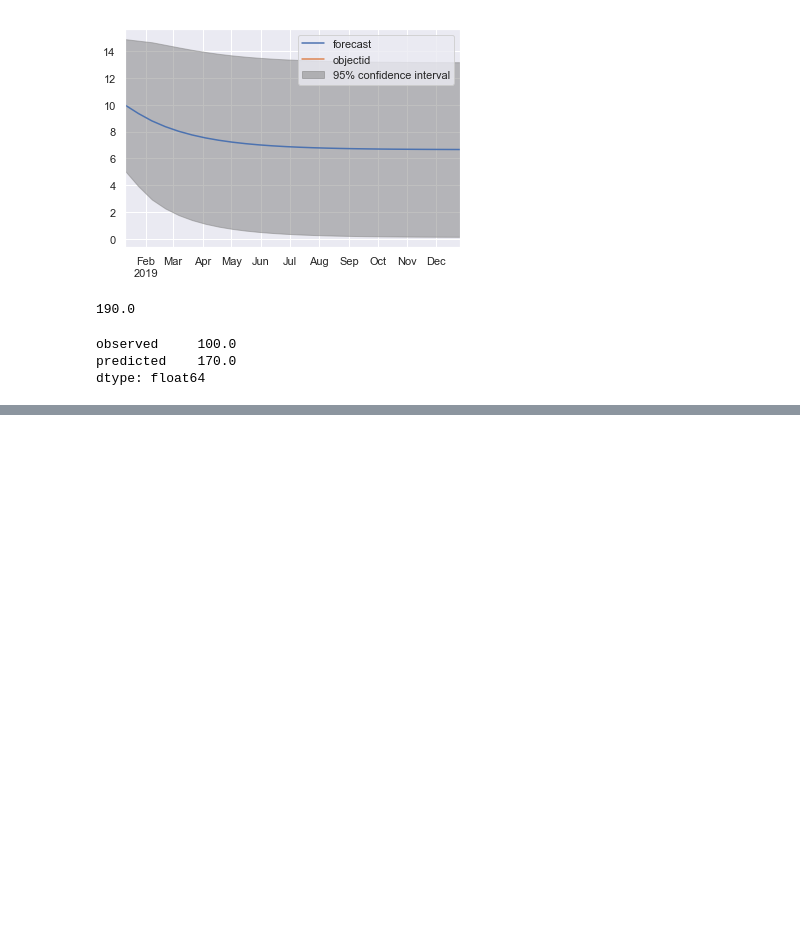
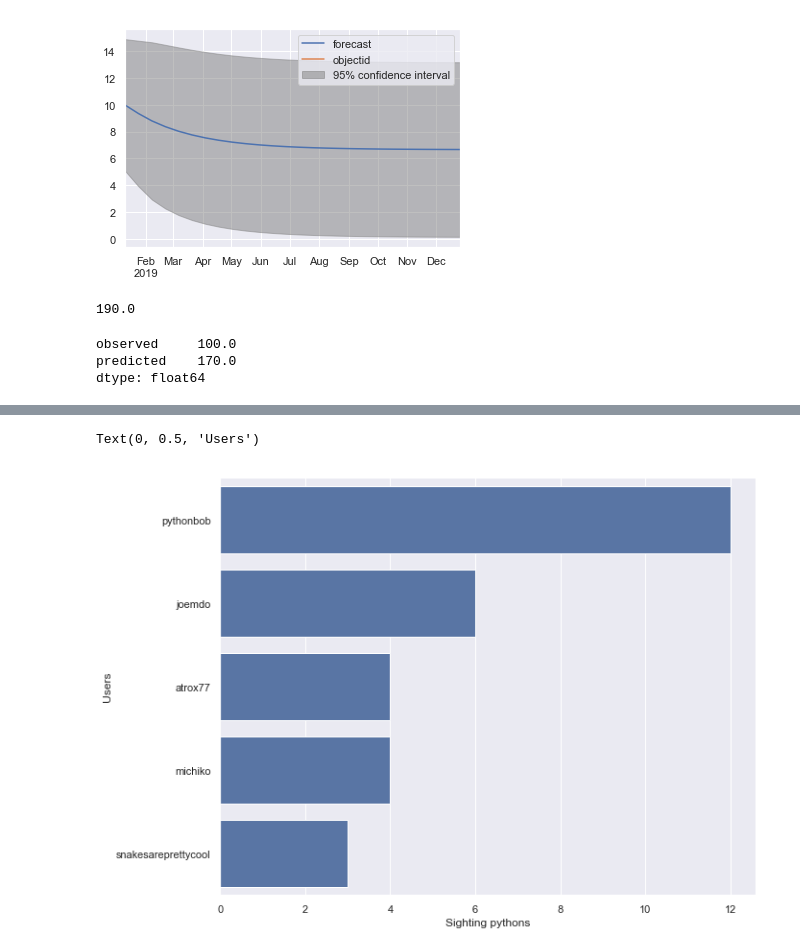
Before and after one commit to Burmese-Python/Burmese-Python, a Jupyter notebook: burmese_python_project.ipynb, the cells around one changed output, grey strips where cells are left out. Saved outputs shown, nothing was run; the diff lists cells and outputs as text; code cells hidden in the pictures; blank space fills up the shorter version.

```diff
--- a/burmese_python_project.ipynb
+++ b/burmese_python_project.ipynb
@@ -442,0 +478,7 @@ dtype: float64
+# %%
+url = "https://api.inaturalist.org/v1/observations?verifiable=true&order_by=observations.id&order=desc&spam=false&place_id=21&taxon_id=238252&locale=en-US&per_page=100"
+response = requests.get(url)
+results = response.json()
+# %%
+inaturalist = pd.DataFrame(results)
+inaturalist.head(10)
@@ -442,0 +497,4 @@ dtype: float64
+# %%
+from pandas.io.json import json_normalize
+flattened_data = json_normalize(inaturalist['results'])
+flattened_data
@@ -442,0 +527,9 @@ dtype: float64
+# %%
+users = pd.pivot_table(
+    data =  flattened_data,
+    index='user.login',
+    values= 'id',
+    aggfunc=len
+)
+top_active_users = users.reset_index().sort_values(by = 'id', ascending = False).head(5)
+top_active_users
@@ -442,0 +543,9 @@ dtype: float64
+# %%
+
+plt.figure(figsize=(10,8))
+ax = sns.barplot(x="id", y="user.login", data=top_active_users, color="b")
+ax.set_xlabel("Sighting pythons")
+ax.set_ylabel("Users")
+# %% [output]
+Text(0, 0.5, 'Users')
+[figure, added]
```
Also changed, not shown: parts of 17 cells of this notebook.
